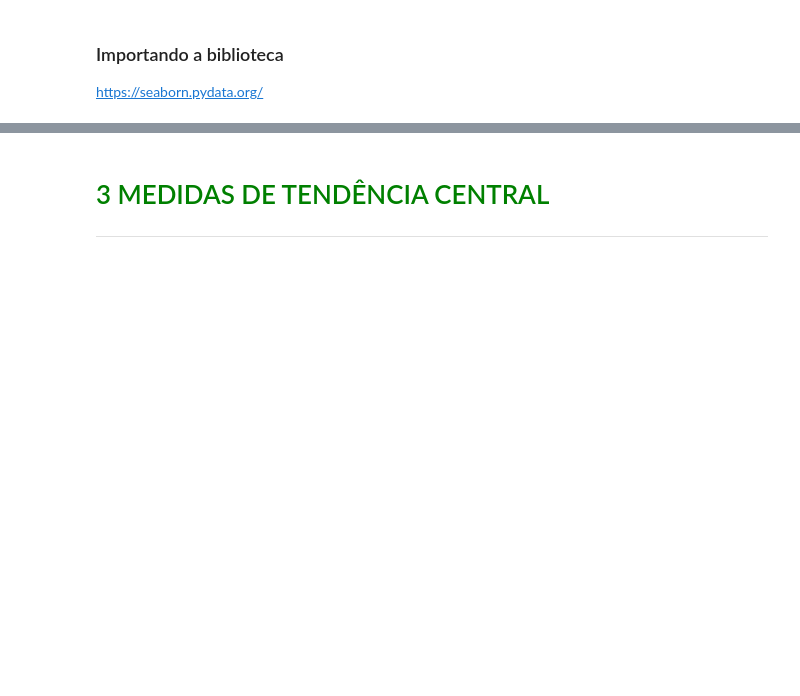
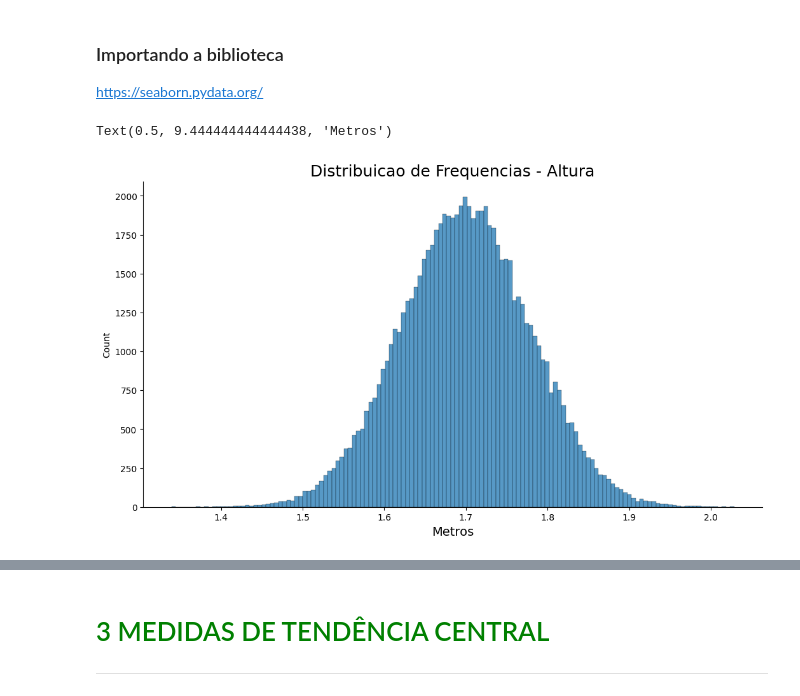
Before and after one commit to nailson13b/Data, a Jupyter notebook: Courses/03_Estatistica_com_Python/Curso_de_Estatística_Parte_1.ipynb, the cells around one changed output, grey strips where cells are left out. Drawn from its saved outputs; the diff is of its cells as text; code cells hidden in the pictures; blank space fills up the shorter version.

```diff
--- a/Courses/03_Estatistica_com_Python/Curso_de_Estatística_Parte_1.ipynb
+++ b/Courses/03_Estatistica_com_Python/Curso_de_Estatística_Parte_1.ipynb
@@ -427,0 +517,9 @@ https://seaborn.pydata.org/
+# %%
+ax = sns.displot(dados['Altura'], kde= False)
+
+ax.figure.set_size_inches(12, 6)
+plt.title('Distribuicao de Frequencias - Altura', fontsize=18)
+plt.xlabel('Metros', fontsize= 14)
+# %% [output]
+Text(0.5, 9.444444444444438, 'Metros')
+[figure, added]
```
Also changed, not shown: parts of 13 cells of this notebook.
